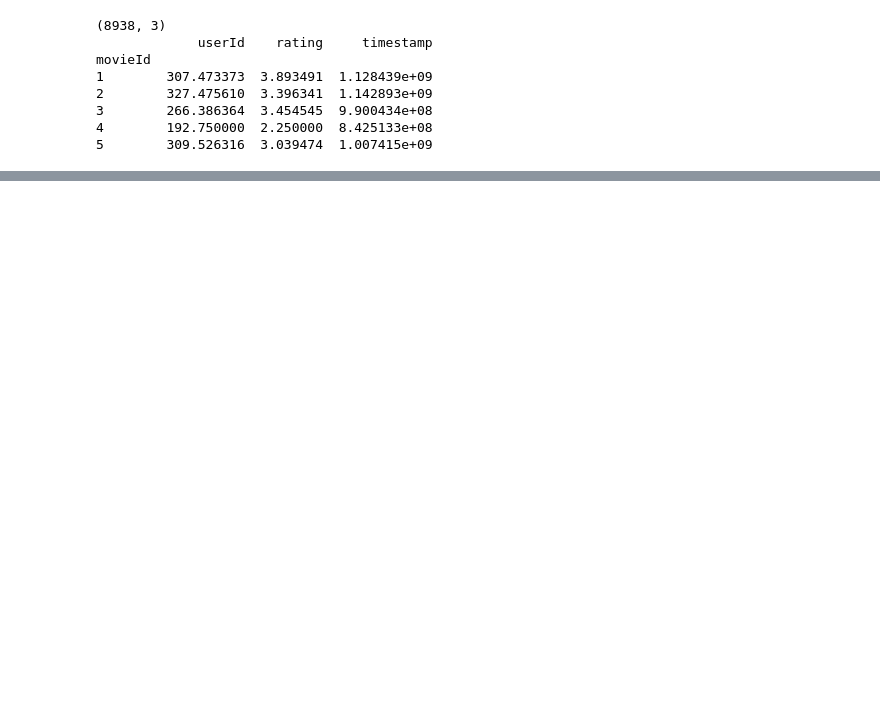
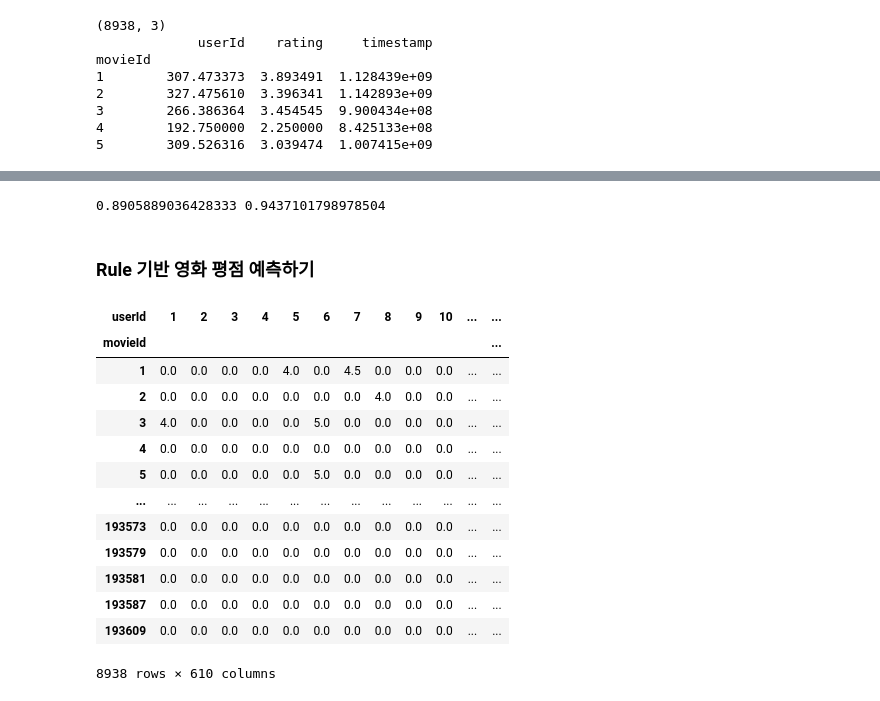
Before and after one commit to 92aboutTime/Recommendation_System, a Jupyter notebook: FastCampus/MyCode/추천시스템 맛보기.ipynb, the cells around one changed output, grey strips where cells are left out. Drawn from its saved outputs; the diff is of its cells as text; code cells hidden in the pictures; blank space fills up the shorter version.

```diff
--- a/FastCampus/MyCode/추천시스템 맛보기.ipynb
+++ b/FastCampus/MyCode/추천시스템 맛보기.ipynb
@@ -266,0 +297,32 @@ print(mse, rmse)
+# %%
+mse = mean_squared_error(y_true = test_df['rating'].values, y_pred = test_df['pred_rating_user'].values)
+rmse = np.sqrt(mse)
+
+print(mse, rmse)
+# %% [output]
+0.8905889036428333 0.9437101798978504
+# %% [markdown]
+### Rule 기반 영화 평점 예측하기
+# %%
+train_user_movie_matrix = train_df.pivot(
+    index = 'movieId',
+    columns = 'userId',
+    values = 'rating'
+).fillna(0)
+# %%
+train_user_movie_matrix
+# %% [output]
+| userId | 1 | 2 | 3 | 4 | 5 | 6 | 7 | 8 | 9 | 10 | ... | ... |
+| movieId |  |  |  |  |  |  |  |  |  |  |  | ... |
+| 1 | 0.0 | 0.0 | 0.0 | 0.0 | 4.0 | 0.0 | 4.5 | 0.0 | 0.0 | 0.0 | ... | ... |
+| 2 | 0.0 | 0.0 | 0.0 | 0.0 | 0.0 | 0.0 | 0.0 | 4.0 | 0.0 | 0.0 | ... | ... |
+| 3 | 4.0 | 0.0 | 0.0 | 0.0 | 0.0 | 5.0 | 0.0 | 0.0 | 0.0 | 0.0 | ... | ... |
+| 4 | 0.0 | 0.0 | 0.0 | 0.0 | 0.0 | 0.0 | 0.0 | 0.0 | 0.0 | 0.0 | ... | ... |
+| 5 | 0.0 | 0.0 | 0.0 | 0.0 | 0.0 | 5.0 | 0.0 | 0.0 | 0.0 | 0.0 | ... | ... |
+| ... | ... | ... | ... | ... | ... | ... | ... | ... | ... | ... | ... | ... |
+| 193573 | 0.0 | 0.0 | 0.0 | 0.0 | 0.0 | 0.0 | 0.0 | 0.0 | 0.0 | 0.0 | ... | ... |
+| 193579 | 0.0 | 0.0 | 0.0 | 0.0 | 0.0 | 0.0 | 0.0 | 0.0 | 0.0 | 0.0 | ... | ... |
+| 193581 | 0.0 | 0.0 | 0.0 | 0.0 | 0.0 | 0.0 | 0.0 | 0.0 | 0.0 | 0.0 | ... | ... |
+| 193587 | 0.0 | 0.0 | 0.0 | 0.0 | 0.0 | 0.0 | 0.0 | 0.0 | 0.0 | 0.0 | ... | ... |
+| 193609 | 0.0 | 0.0 | 0.0 | 0.0 | 0.0 | 0.0 | 0.0 | 0.0 | 0.0 | 0.0 | ... | ... |
+8938 rows × 610 columns
```
Also changed, not shown: parts of 12 cells of this notebook, 1 other file.
